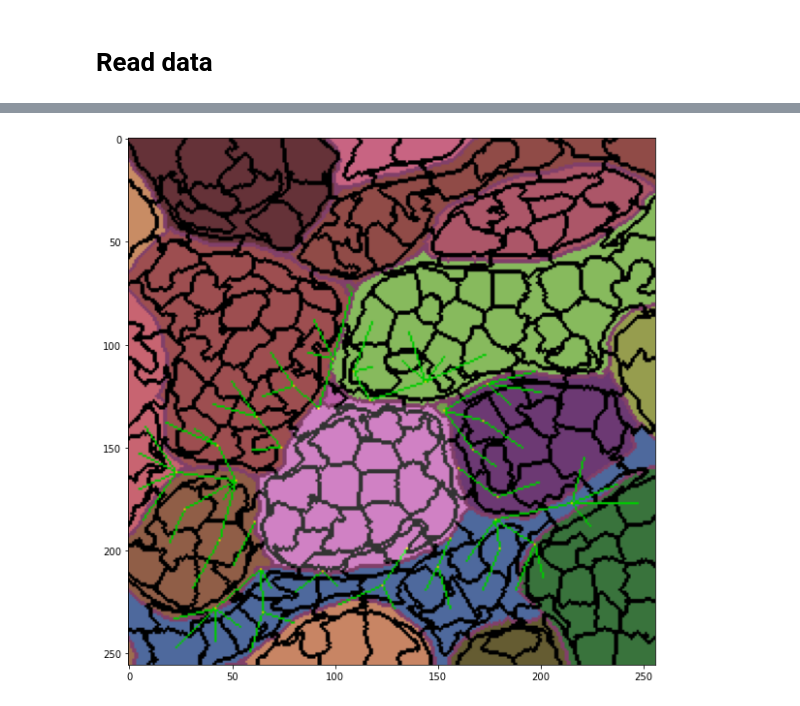
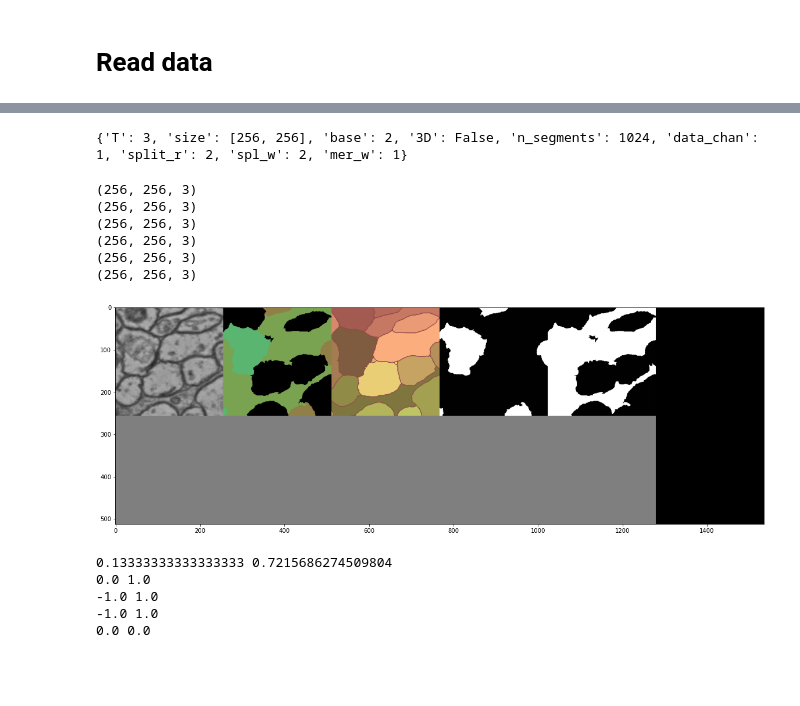
Before and after one commit to anhtuanhsgs/SupPixRL, a Jupyter notebook: EnvironmentDebugging.ipynb, the cells around one changed output, grey strips where cells are left out. Drawn from its saved outputs; the diff is of its cells as text; code cells hidden in the pictures; blank space fills up the shorter version.

```diff
--- a/EnvironmentDebugging.ipynb
+++ b/EnvironmentDebugging.ipynb
@@ -132 +124,27 @@ args.split_r = 2
+# %%
+class aux ():
+    def __init__ (self):
+        pass
+
+
+image = img
+label = lbl
+n_segments=1024
+compactness=0.0001
+
+config = {
+    'T': 3,
+    'size': [256, 256],
+    'base': 2,
+    '3D': False,
+    'n_segments': 1024,
+    'data_chan': 1,
+    'split_r': 2,
+    'spl_w': 2,
+    'mer_w': 1,
+}
+
+raw_list = [image]
+isTrain = True
+gt_lbl_list = [label]
 # %% [markdown]
@@ -142,8 +152,4 @@ label_rgb = segmentation.mark_boundaries(lbl_rgb * 1.0 / 256, rag.segments, (0,0
-# %%
-index = 14
-edges_drawn_all = display_edges (label_rgb, rag.new_edges[index], 0.5, rag.rag)
-highlight_segment = gray2rgb ((label==index).astype (np.float32))
-tmp = (edges_drawn_all * 4 + highlight_segment) / 5
-show_img (tmp, 10)
-# %% [output]
-[figure, removed]
+# %%
+env = EM_env (config, raw_list, gt_lbl_list, isTrain)
+# %% [output]
+{'T': 3, 'size': [256, 256], 'base': 2, '3D': False, 'n_segments': 1024, 'data_chan': 1, 'split_r': 2, 'spl_w': 2, 'mer_w': 1}
@@ -149,0 +158,22 @@ show_img (tmp, 10)
+# %%
+visual = env.visualize ()
+# %% [output]
+(256, 256, 3)
+(256, 256, 3)
+(256, 256, 3)
+(256, 256, 3)
+(256, 256, 3)
+(256, 256, 3)
+# %%
+show_img (visual, 20)
+# %% [output]
+[figure, added]
+# %%
+for arr in obs:
+    print (np.min (arr), np.max (arr))
+# %% [output]
+0.13333333333333333 0.7215686274509804
+0.0 1.0
+-1.0 1.0
+-1.0 1.0
+0.0 0.0
```
Also changed, not shown: parts of 12 cells of this notebook, 8 other files.
